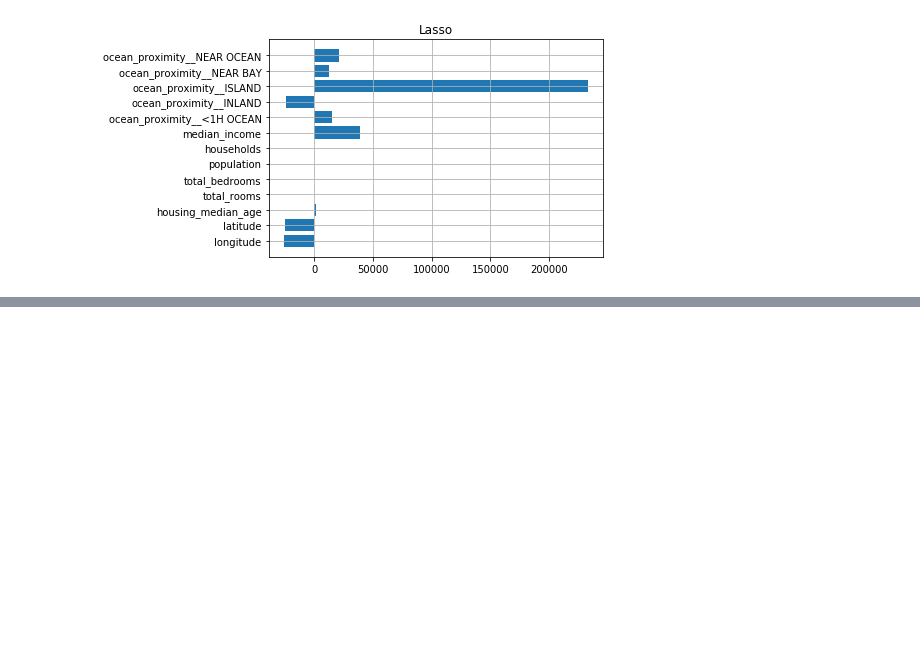
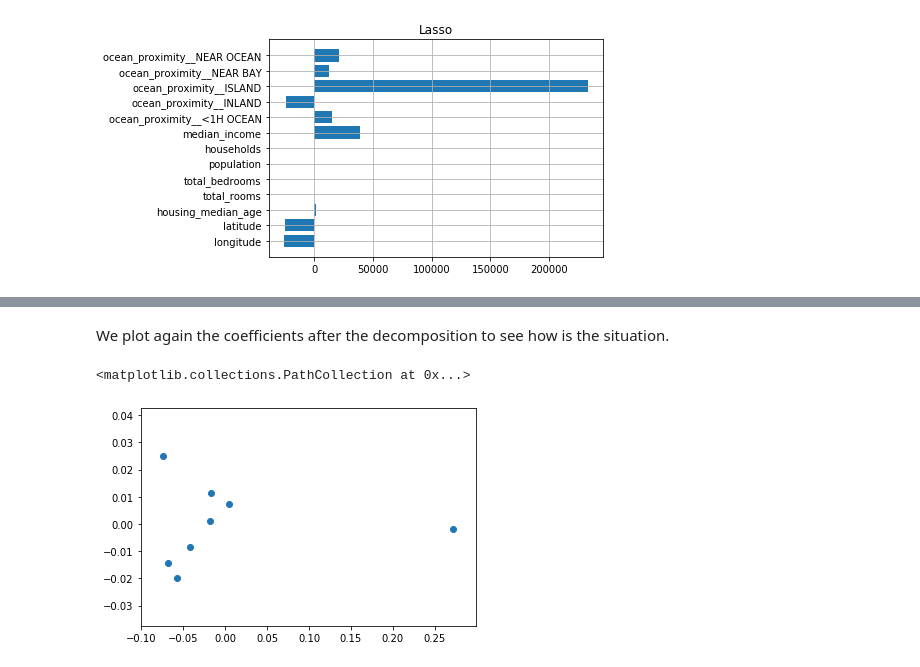
Before and after one commit to mikymaione/HousingPrices, a Jupyter notebook: SourceCode/HousingPrices/main.ipynb, the cells around one changed output, grey strips where cells are left out. Saved outputs shown, nothing was run; the diff lists cells and outputs as text; code cells hidden in the pictures; blank space fills up the shorter version.

```diff
--- a/SourceCode/HousingPrices/main.ipynb
+++ b/SourceCode/HousingPrices/main.ipynb
@@ -636,0 +630,23 @@ NameError: name 'decomposition' is not defined
+# %%
+coef_list = []
+
+for s in sizes:
+    x_train, x_test, y_train, y_test = train_test_split(X_pca, y, train_size=s, random_state=1986)
+    learner.fit(x_train, y_train)
+    coef_list.append(learner.coef_)
+
+coef_matrix = numpy.array(coef_list)
+
+pca = decomposition.PCA(n_components=2)
+pca.fit(coef_matrix)
+coef_pca = pca.transform(coef_matrix)
+# %% [markdown]
+We plot again the coefficients after the decomposition to see how is the situation.
+# %%
+fig, ax = plt.subplots()
+#ax.set_xlim(-1.5, 1.5)
+#ax.set_ylim(-0.5, 0.5)
+plt.scatter(coef_pca[:,0], coef_pca[:,1])
+# %% [output]
+<matplotlib.collections.PathCollection at 0x...>
+[figure, added]
```
Also changed, not shown: parts of 29 cells of this notebook.
